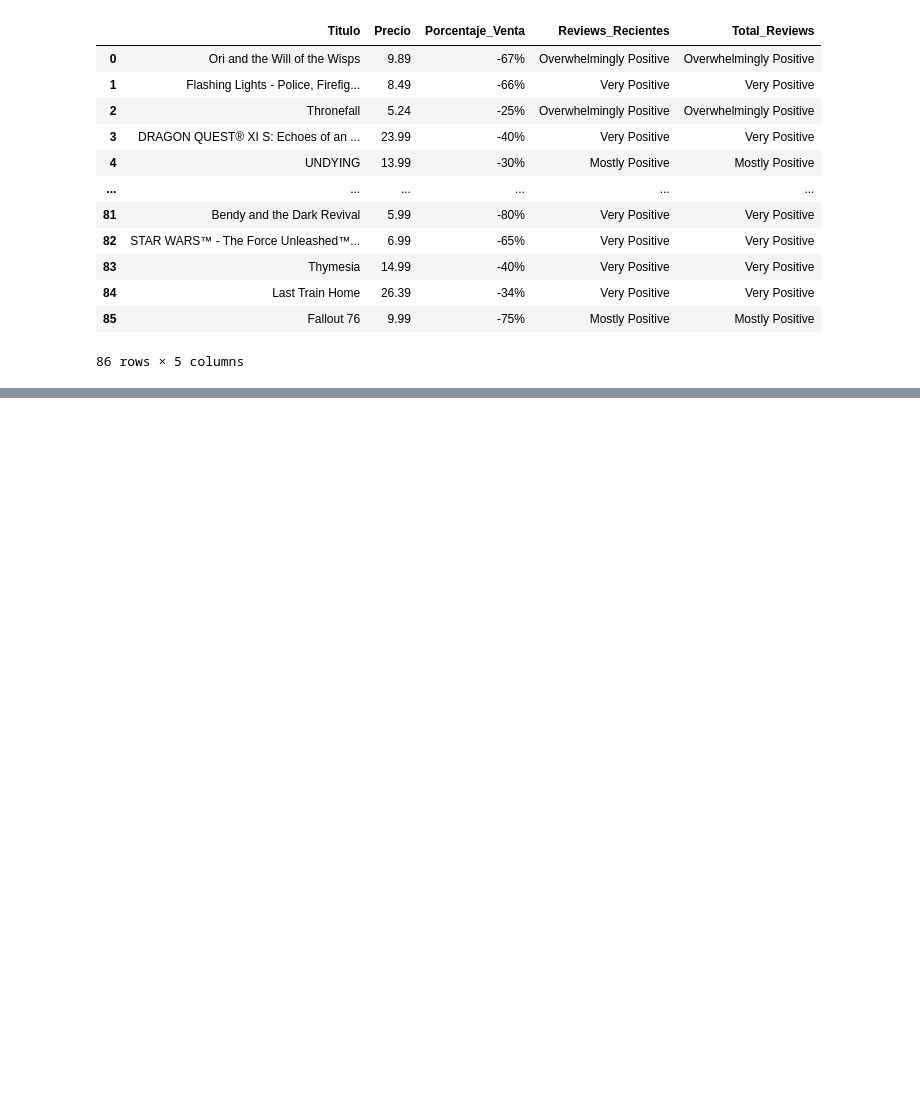
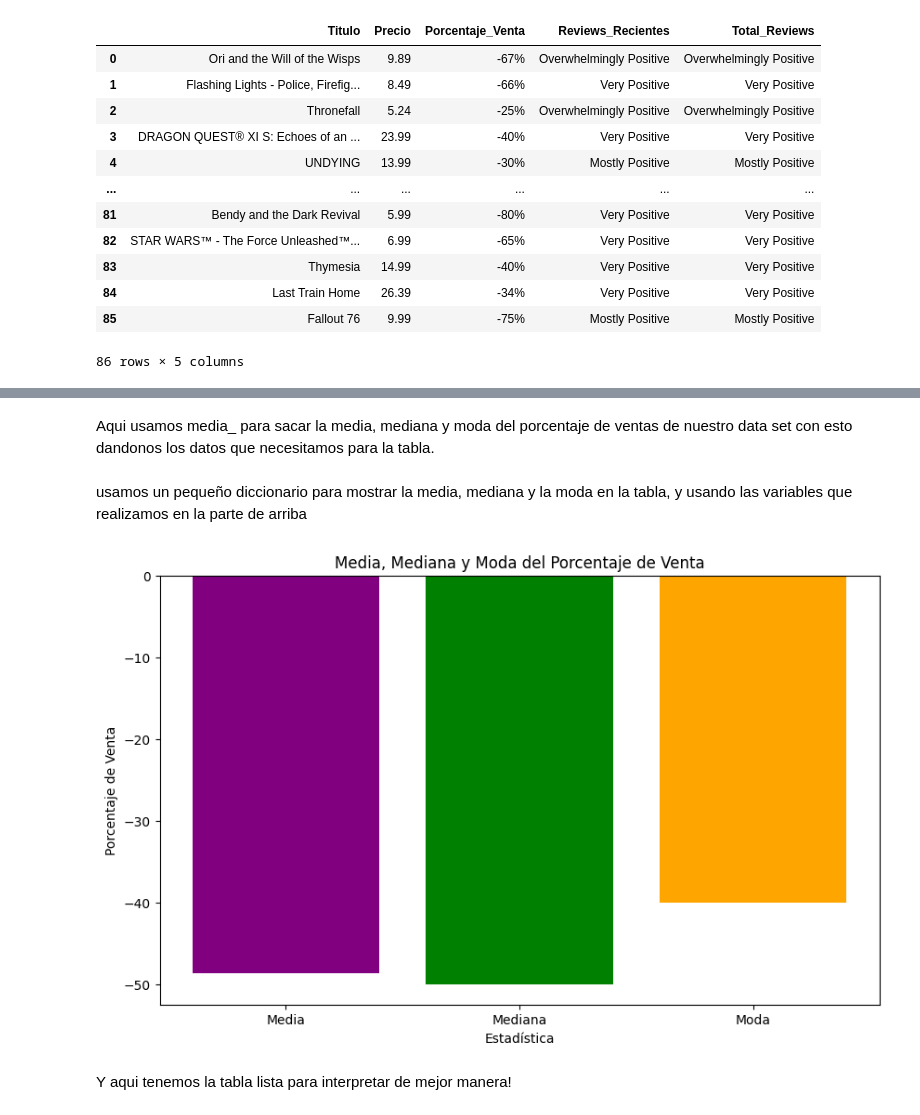
Before and after one commit to maghelv/ProjectoPython, a Jupyter notebook: Steam/Work/01.Analisis_exploratorio.ipynb, the cells around one changed output, grey strips where cells are left out. Saved outputs shown, nothing was run; the diff lists cells and outputs as text; code cells hidden in the pictures; blank space fills up the shorter version.

```diff
--- a/Steam/Work/01.Analisis_exploratorio.ipynb
+++ b/Steam/Work/01.Analisis_exploratorio.ipynb
@@ -342,0 +565,26 @@ df_final_2
+# %% [markdown]
+Aqui usamos media_ para sacar la media, mediana y moda del porcentaje de ventas de nuestro data set con esto dandonos los datos que necesitamos para la tabla.
+# %%
+media_PVenta = df_final_2['Porcentaje_Venta'].mean()
+mediana_PVenta = df_final_2['Porcentaje_Venta'].median()
+moda_PVenta = df_final_2['Porcentaje_Venta'].mode()[0]
+# %% [markdown]
+usamos un pequeño diccionario para mostrar la media, mediana y la moda en la tabla, y usando las variables que realizamos en la parte de arriba
+# %%
+estadisticas = {
+    'estadística': ['Media', 'Mediana', 'Moda'],
+    'valor': [media_PVenta, mediana_PVenta, moda_PVenta]
+}
+df_final_2 = pd.DataFrame(estadisticas)
+
+plt.figure(figsize=(10, 6))
+plt.bar(df_final_2['estadística'], df_final_2['valor'], color=['purple', 'green', 'orange'])
+
+plt.xlabel('Estadística')
+plt.ylabel('Porcentaje de Venta')
+plt.title('Media, Mediana y Moda del Porcentaje de Venta')
+plt.show()
+# %% [output]
+[figure, added]
+# %% [markdown]
+Y aqui tenemos la tabla lista para interpretar de mejor manera!
```
Also changed, not shown: parts of 82 cells of this notebook.
